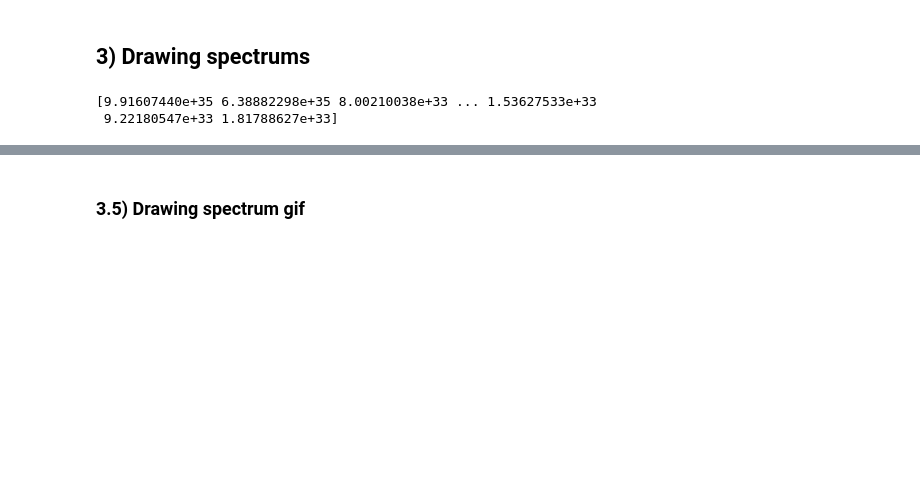
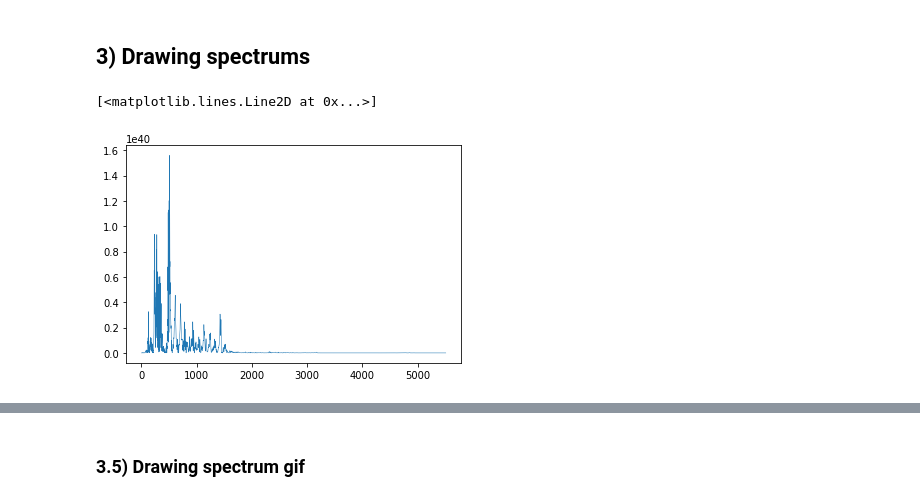
Before and after one commit to goznalo-git/AudioWaves, a Jupyter notebook: AudioWaves.ipynb, the cells around one changed output, grey strips where cells are left out. Saved outputs shown, nothing was run; the diff lists cells and outputs as text; code cells hidden in the pictures; blank space fills up the shorter version.

```diff
--- a/AudioWaves.ipynb
+++ b/AudioWaves.ipynb
@@ -91,6 +92,6 @@ freq = spectrum.speriodogram(sound_info[:onesec_info])
 # %%
-print(freq)
+plt.plot(freq, lw=0.5)
 # %% [output]
-[9.91607440e+35 6.38882298e+35 8.00210038e+33 ... 1.53627533e+33
- 9.22180547e+33 1.81788627e+33]
+[<matplotlib.lines.Line2D at 0x...>]
+[figure, added]
 # %%
```
Also changed, not shown: parts of 6 cells of this notebook.
